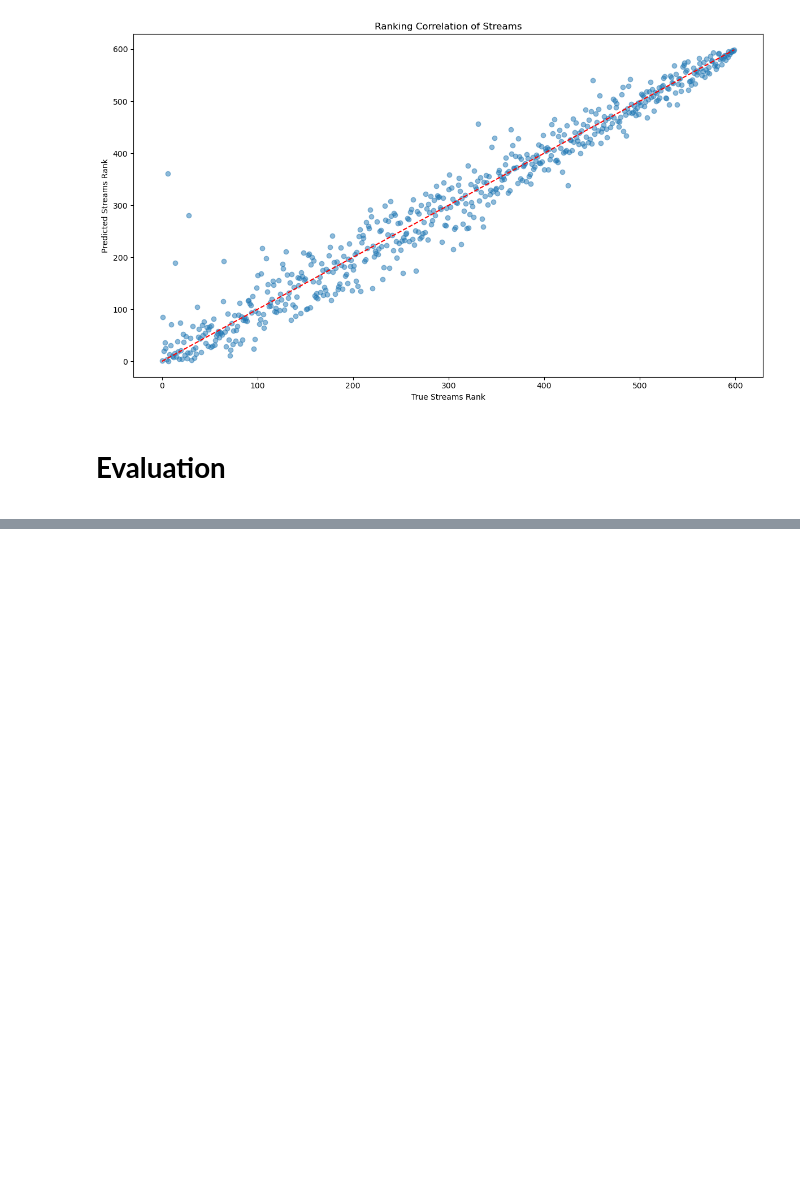
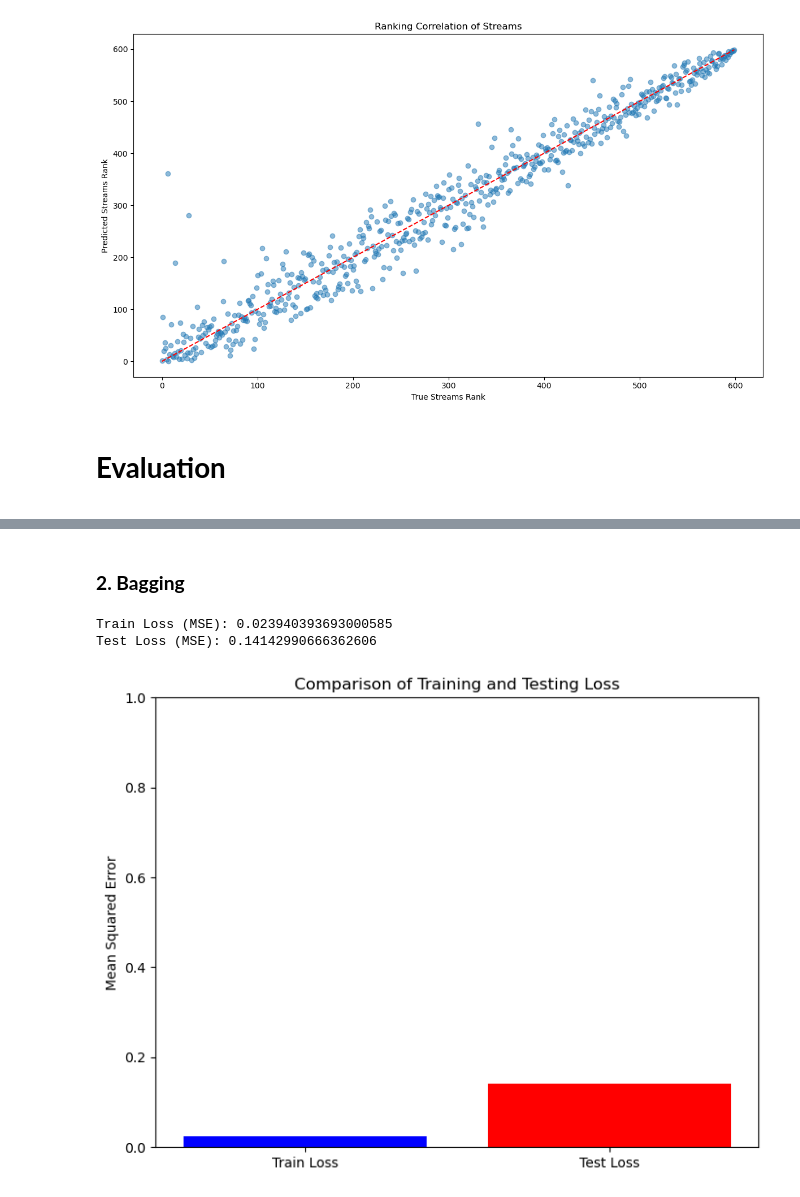
Before and after one commit to pililover/DataScience-Jobs-Market, a Jupyter notebook: SOURCECODE/Data_modeling.ipynb, the cells around one changed output, grey strips where cells are left out. Drawn from its saved outputs; the diff is of its cells as text; code cells hidden in the pictures; blank space fills up the shorter version.

```diff
--- a/SOURCECODE/Data_modeling.ipynb
+++ b/SOURCECODE/Data_modeling.ipynb
@@ -880,0 +910,16 @@ With our goal being to predict the number of streams for the next month, and the
+# %% [markdown]
+### **2. Bagging**
+# %%
+y_train_pred = best_bagging_model.predict(X_train)
+y_test_pred = best_bagging_model.predict(X_test)
+
+train_loss = mean_squared_error(y_train, y_train_pred)
+test_loss = mean_squared_error(y_test, y_test_pred)
+
+print("Train Loss (MSE):", train_loss)
+print("Test Loss (MSE):", test_loss)
+compare_loss(train_loss, test_loss)
+# %% [output]
+Train Loss (MSE): 0.023940393693000585
+Test Loss (MSE): 0.14142990666362606
+[figure, added]
```
Also changed, not shown: parts of 16 cells of this notebook.
